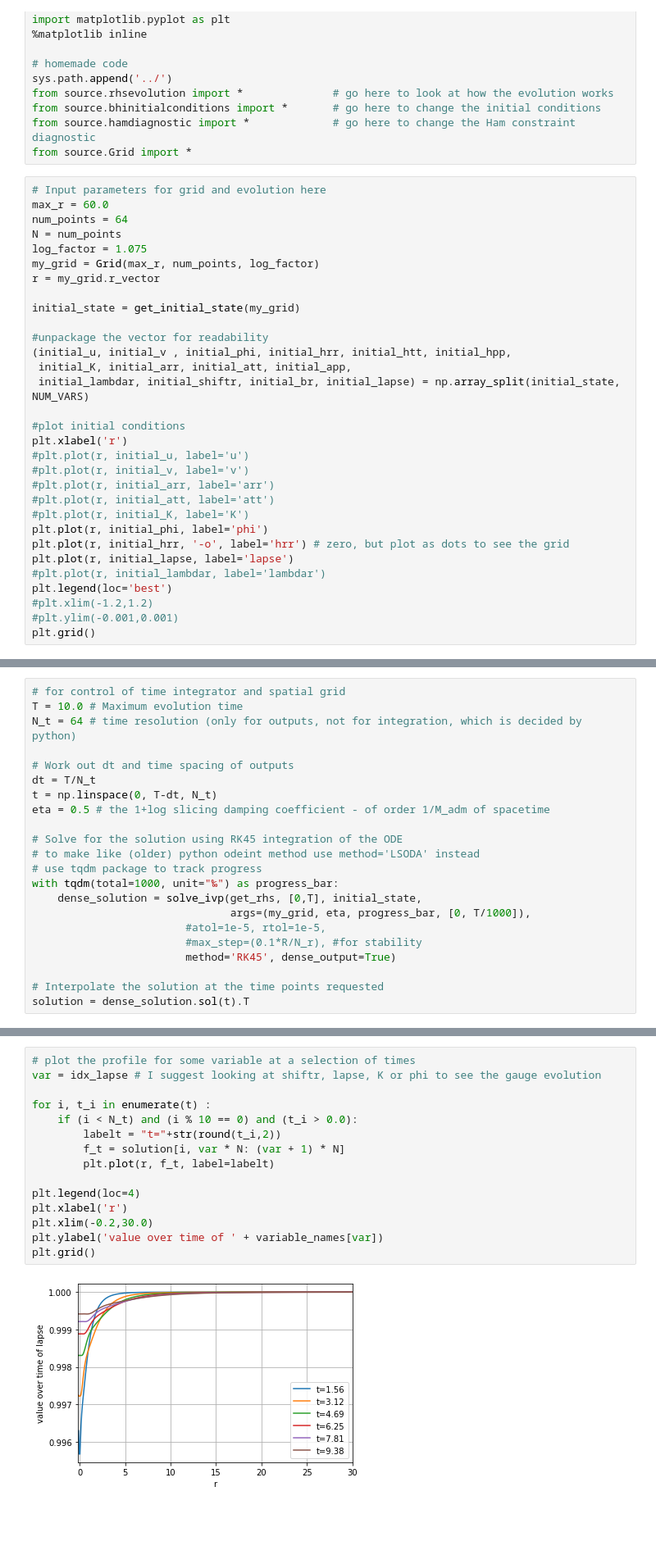
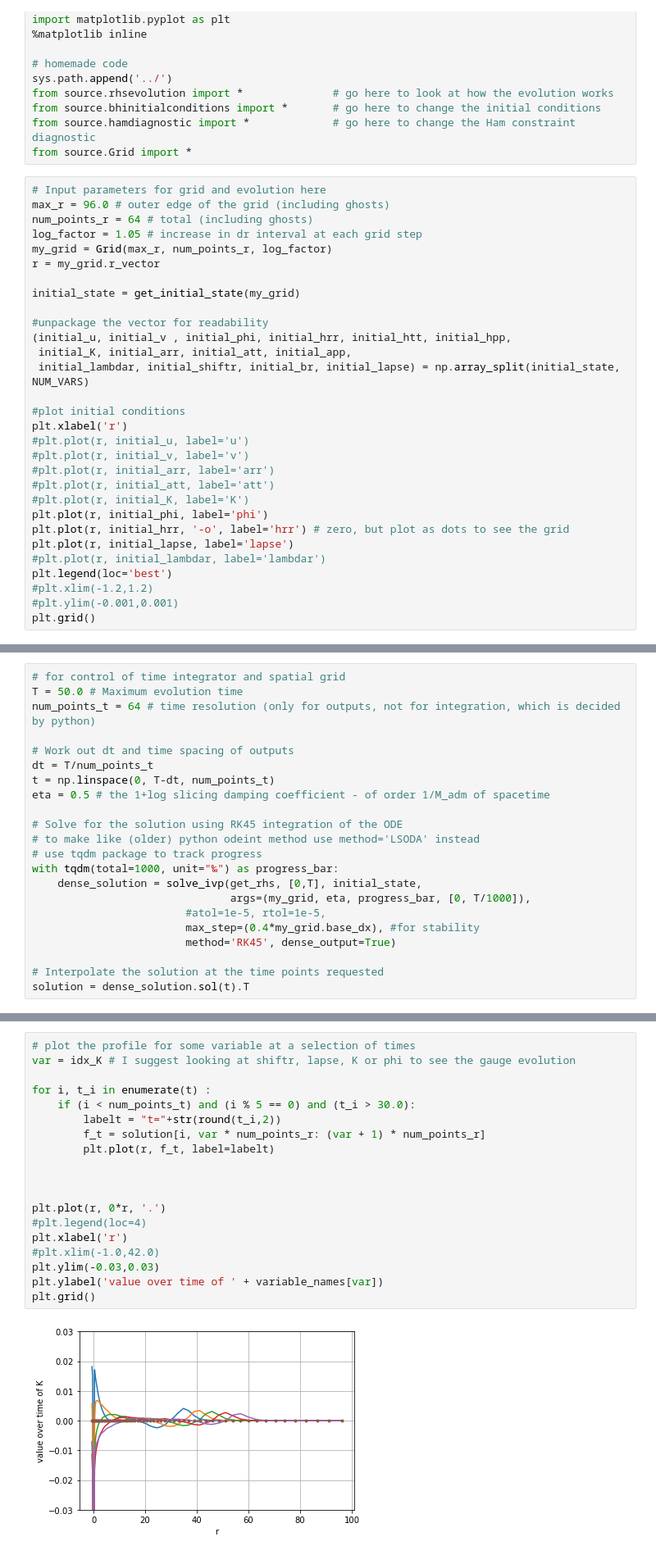
Before and after one commit to GRTLCollaboration/engrenage, a Jupyter notebook: examples/BHEvolution.ipynb, the cells around one changed output, grey strips where cells are left out. Shown at 82% size. Cells and saved outputs as stored; diff of their text form; blank space fills up the shorter version.

Commit message:
New grid working, but KO diss needed and not working yet

```diff
--- a/examples/BHEvolution.ipynb
+++ b/examples/BHEvolution.ipynb
@@ -27,11 +27,10 @@ from source.hamdiagnostic import *             # go here to change the Ham const
 from source.Grid import *
 # %%
 # Input parameters for grid and evolution here
-max_r = 60.0
-num_points = 64
-N = num_points
-log_factor = 1.075
-my_grid = Grid(max_r, num_points, log_factor)
+max_r = 96.0 # outer edge of the grid (including ghosts)
+num_points_r = 64 # total (including ghosts)
+log_factor = 1.05 # increase in dr interval at each grid step
+my_grid = Grid(max_r, num_points_r, log_factor)
 r = my_grid.r_vector
 
 initial_state = get_initial_state(my_grid)
@@ -75,11 +74,11 @@ plt.grid()
 # %%
 # for control of time integrator and spatial grid
-T = 10.0 # Maximum evolution time
-N_t = 64 # time resolution (only for outputs, not for integration, which is decided by python)
+T = 50.0 # Maximum evolution time
+num_points_t = 64 # time resolution (only for outputs, not for integration, which is decided by python)
 
 # Work out dt and time spacing of outputs
-dt = T/N_t
-t = np.linspace(0, T-dt, N_t)
+dt = T/num_points_t
+t = np.linspace(0, T-dt, num_points_t)
 eta = 0.5 # the 1+log slicing damping coefficient - of order 1/M_adm of spacetime
 
 # Solve for the solution using RK45 integration of the ODE
@@ -89,7 +88,7 @@ with tqdm(total=1000, unit="‰") as progress_bar:
     dense_solution = solve_ivp(get_rhs, [0,T], initial_state,
                                args=(my_grid, eta, progress_bar, [0, T/1000]),
                         #atol=1e-5, rtol=1e-5,
-                        #max_step=(0.1*R/N_r), #for stability
+                        max_step=(0.4*my_grid.base_dx), #for stability
                         method='RK45', dense_output=True)
 
 # Interpolate the solution at the time points requested
@@ -115,20 +114,24 @@ plt.grid()
 # %%
 # plot the profile for some variable at a selection of times
-var = idx_lapse # I suggest looking at shiftr, lapse, K or phi to see the gauge evolution
+var = idx_K # I suggest looking at shiftr, lapse, K or phi to see the gauge evolution
 
 for i, t_i in enumerate(t) :
-    if (i < N_t) and (i % 10 == 0) and (t_i > 0.0):
+    if (i < num_points_t) and (i % 5 == 0) and (t_i > 30.0):
         labelt = "t="+str(round(t_i,2))
-        f_t = solution[i, var * N: (var + 1) * N]
+        f_t = solution[i, var * num_points_r: (var + 1) * num_points_r]
         plt.plot(r, f_t, label=labelt)
 
-plt.legend(loc=4)
+
+
+plt.plot(r, 0*r, '.')
+#plt.legend(loc=4)
 plt.xlabel('r')
-plt.xlim(-0.2,30.0)
+#plt.xlim(-1.0,42.0)
+plt.ylim(-0.03,0.03)
 plt.ylabel('value over time of ' + variable_names[var])
 plt.grid()
 # %% [output]
-[figure, old version]
+[figure, new version]
 # %%
 # calculate the diagnostics, just the Hamiltonian constraint for now
 Ham = get_Ham_diagnostic(solution, t, my_grid)
```
Also changed, not shown: parts of 4 cells of this notebook, 10 other files.
